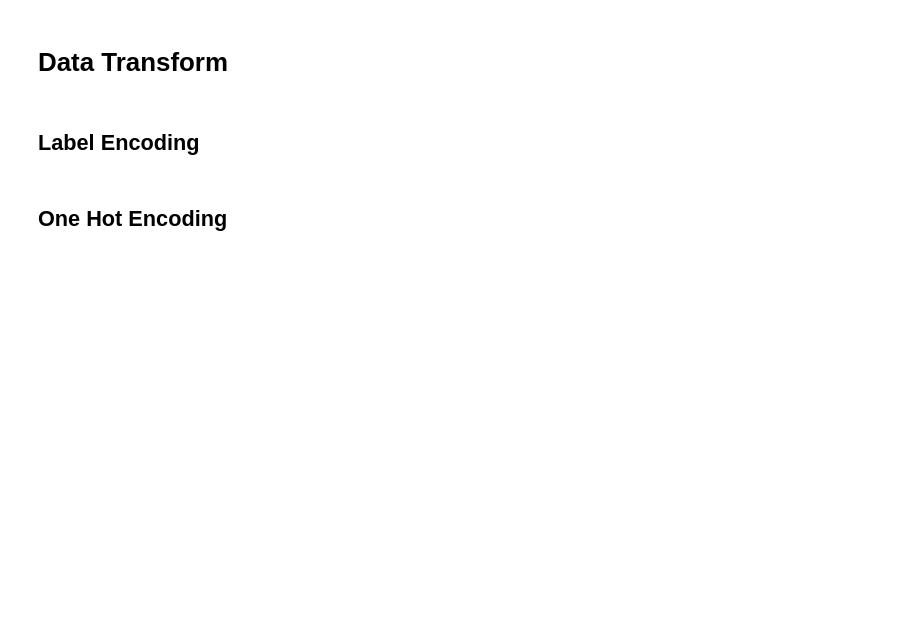
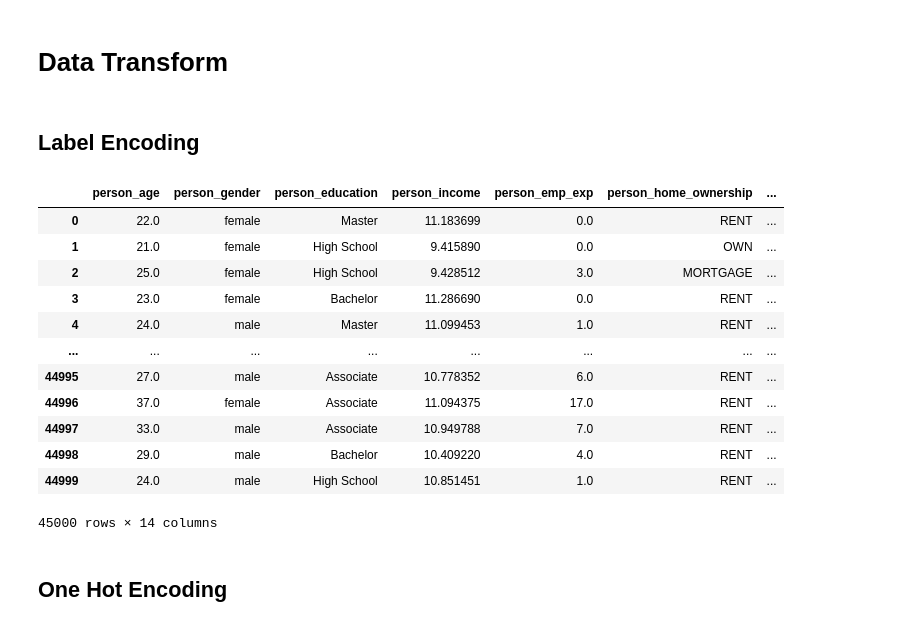
Before and after one commit to zaldiabdulhadi/eda-project-loan-dataset, a Jupyter notebook: EDA_Classification.ipynb, the cells around one changed output. Saved outputs shown, nothing was run; the diff lists cells and outputs as text; code cells hidden in the pictures; blank space fills up the shorter version.

```diff
--- a/EDA_Classification.ipynb
+++ b/EDA_Classification.ipynb
@@ -237,4 +209,20 @@ df_clean.to_csv('loan_data_clean.csv')
 ## Label Encoding
 # %%
 df_encoded = df_clean.copy()
+# %%
+df_encoded
+# %% [output]
+|  | person_age | person_gender | person_education | person_income | person_emp_exp | person_home_ownership | ... |
+| 0 | 22.0 | female | Master | 11.183699 | 0.0 | RENT | ... |
+| 1 | 21.0 | female | High School | 9.415890 | 0.0 | OWN | ... |
+| 2 | 25.0 | female | High School | 9.428512 | 3.0 | MORTGAGE | ... |
+| 3 | 23.0 | female | Bachelor | 11.286690 | 0.0 | RENT | ... |
+| 4 | 24.0 | male | Master | 11.099453 | 1.0 | RENT | ... |
+| ... | ... | ... | ... | ... | ... | ... | ... |
+| 44995 | 27.0 | male | Associate | 10.778352 | 6.0 | RENT | ... |
+| 44996 | 37.0 | female | Associate | 11.094375 | 17.0 | RENT | ... |
+| 44997 | 33.0 | male | Associate | 10.949788 | 7.0 | RENT | ... |
+| 44998 | 29.0 | male | Bachelor | 10.409220 | 4.0 | RENT | ... |
+| 44999 | 24.0 | male | High School | 10.851451 | 1.0 | RENT | ... |
+45000 rows × 14 columns
 # %%
```
Also changed, not shown: parts of 15 cells of this notebook, 1 other file.
